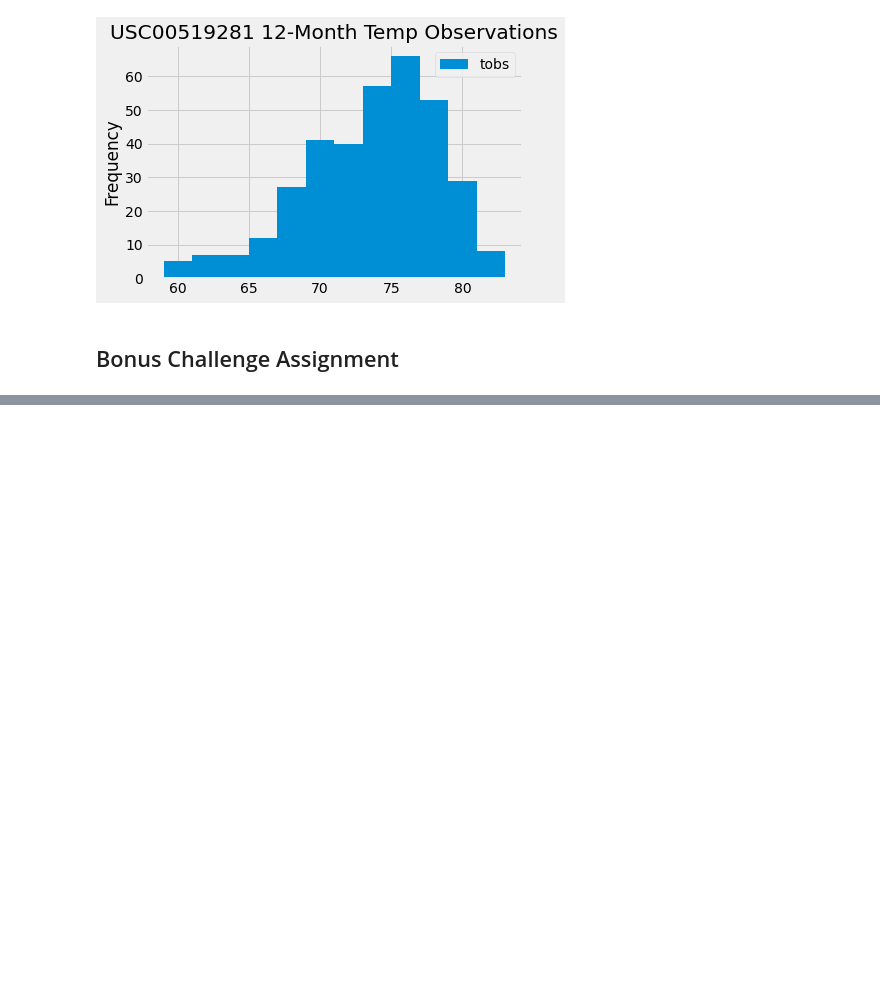
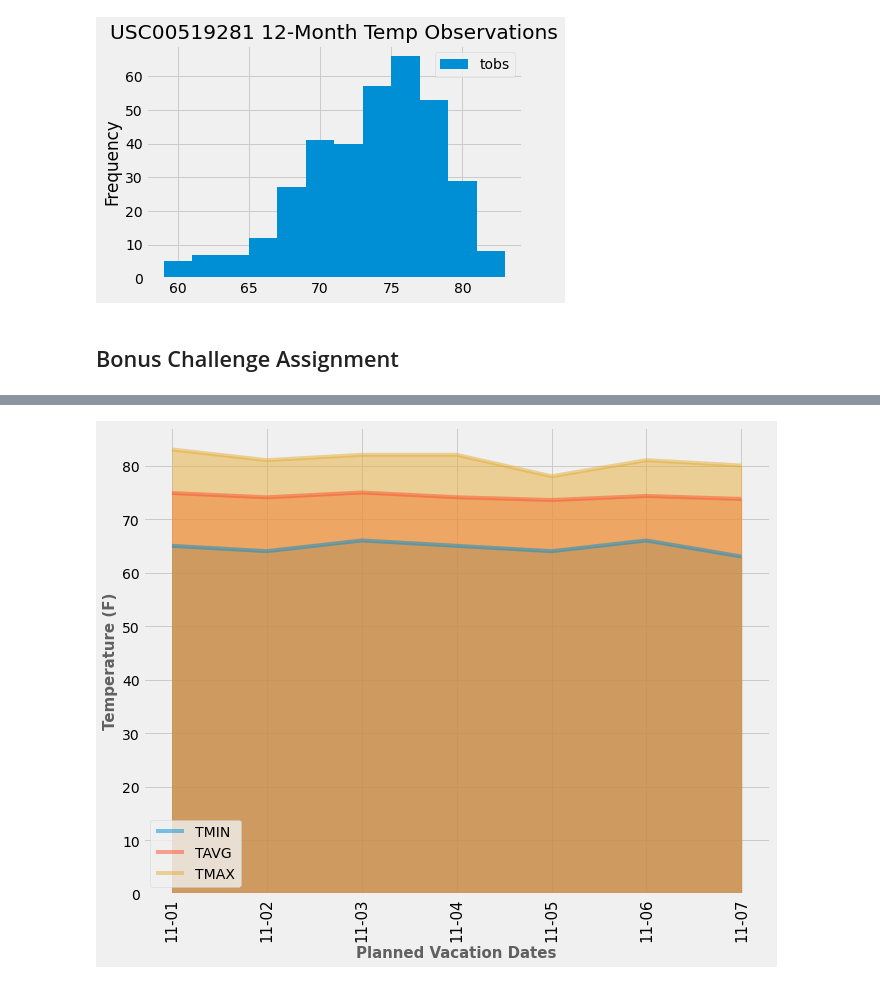
Before and after one commit to zombimaki/sqlalchemy-challenge, a Jupyter notebook: climate.ipynb, the cells around one changed output, grey strips where cells are left out. Cells and saved outputs as stored; diff of their text form; code cells hidden in the pictures; blank space fills up the shorter version.

Commit message:
stacked area

```diff
--- a/climate.ipynb
+++ b/climate.ipynb
@@ -255,6 +293,17 @@ print(calc_temps('2012-02-28', '2012-03-05'))
 # %%
 # Calculate the total amount of rainfall per weather station for your trip dates using the previous year's matching dates.
 # Sort this in descending order by precipitation amount and list the station, name, latitude, longitude, and elevation
+sel = [Station.station, Station.name, Station.latitude, Station.longitude, Station.elevation, func.sum(Measurement.tobs)]
+
+rainfall_query =    session.query(*sel).\
+                    group_by(Measurement.station).\
+                    outerjoin(Station, Measurement.station == Station.station).\
+                    filter(Measurement.date >= vacation_start).\
+                    filter(Measurement.date <= vacation_end).\
+                    order_by(func.sum(Measurement.tobs).desc()).all()
+
+for record in rainfall_query:
+    print(record)
 # %%
 # Create a query that will calculate the daily normals
 # (i.e. the averages for tmin, tmax, and tavg for all historic data matching a specific month and day)
@@ -277,11 +328,23 @@ daily_normals("01-01")
 # %%
 # calculate the daily normals for your trip
 # push each tuple of calculations into a list called `normals`
+normals = []
+trip_dates = []
 
 # Set the start and end date of the trip
+trip_start = vacation_start
+trip_end = vacation_end
 
 # Use the start and end date to create a range of dates
-
-# Stip off the year and save a list of %m-%d strings
+trip_timedelta = (trip_end - trip_start)
+trip_length_days = (trip_timedelta.days + 1)
 
 # Loop through the list of %m-%d strings and calculate the normals for each date
+for i in range(trip_length_days):
+    trip_day = trip_start + dt.timedelta(days=i)
+    # Strip off the year and save a list of %m-%d strings
+    cleaned_day = dt.datetime.strftime(trip_day,'%m-%d')
+    trip_dates.append(cleaned_day)
+    normals.append(daily_normals(cleaned_day)[0])
+
+normals
@@ -288,2 +359,5 @@ daily_normals("01-01")
 # %%
 # Load the previous query results into a Pandas DataFrame and add the `trip_dates` range as the `date` index
+trip_normals_df = pd.DataFrame(normals, index=trip_dates, columns = ['TMIN' , 'TAVG', 'TMAX'])
+trip_normals_df.index.name = "Vacation Date"
+trip_normals_df
@@ -291,0 +374,10 @@ daily_normals("01-01")
+# %%
+# Plot the daily normals as an area plot with `stacked=False`
+trip_normals_df.plot.area(stacked=False, figsize=(10, 8))
+plt.legend(('TMIN', 'TAVG', 'TMAX'),loc='lower left')
+plt.xlabel('Planned Vacation Dates',fontweight="bold", alpha=0.6, fontsize=15)
+plt.ylabel('Temperature (F)',fontweight="bold", alpha=0.6, fontsize=15)
+plt.xticks(fontsize=15, rotation=90)
+plt.show()
+# %% [output]
+[figure, added]
```
Also changed, not shown: parts of 9 cells of this notebook.
